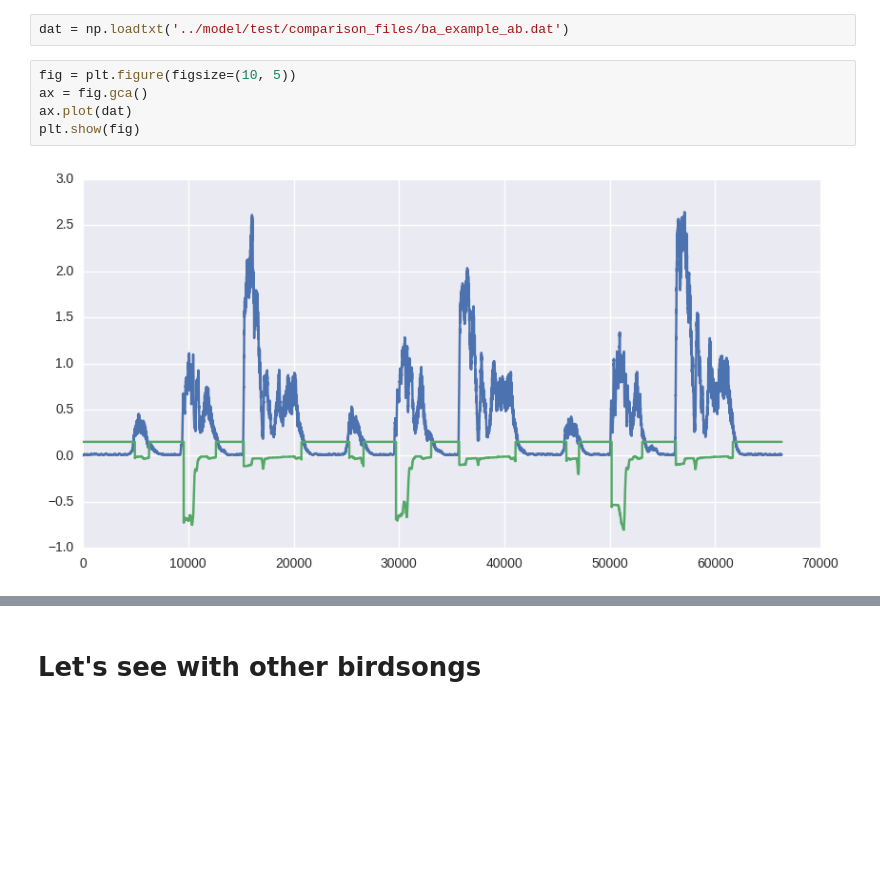
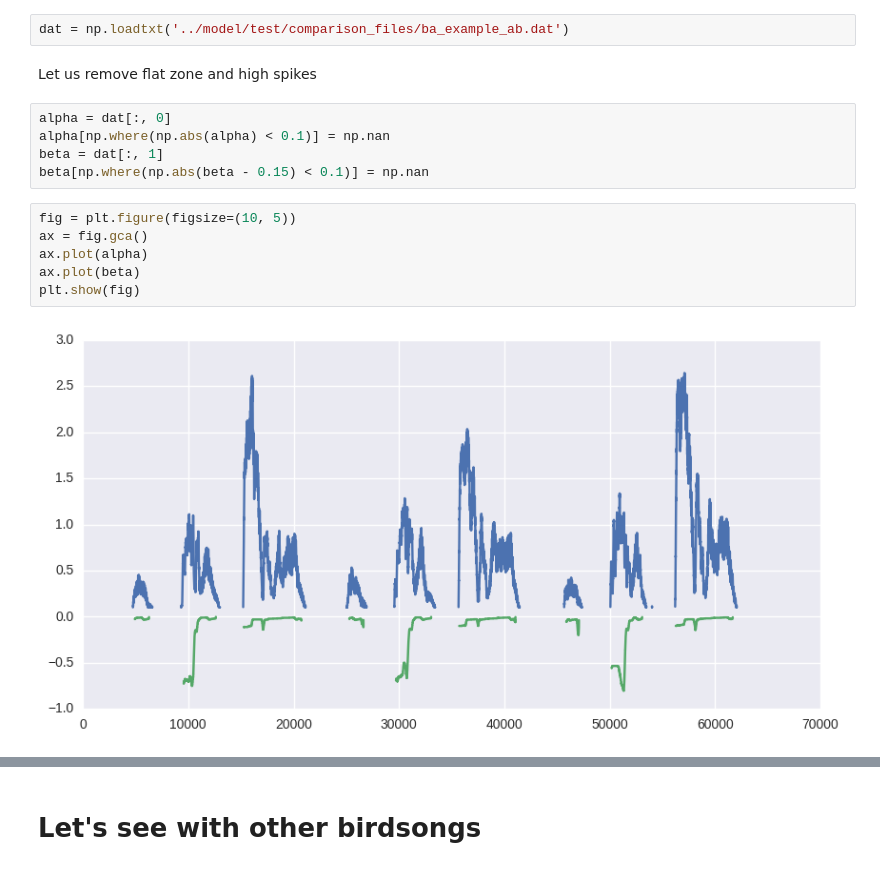
Before and after one commit to PaulEcoffet/birdsonglearningmodel, a Jupyter notebook: analysis/ba_example_analysis.ipynb, the cells around one changed output, grey strips where cells are left out. Cells and saved outputs as stored; diff of their text form; blank space fills up the shorter version.

```diff
--- a/analysis/ba_example_analysis.ipynb
+++ b/analysis/ba_example_analysis.ipynb
@@ -58,12 +60,20 @@ np.linalg.norm(tutor_mfcc[0:2] - ba_learnt_mfcc[0:2])
 # Have a look at $\alpha$ & $\beta$
 # %%
 dat = np.loadtxt('../model/test/comparison_files/ba_example_ab.dat')
+# %% [markdown]
+Let us remove flat zone and high spikes
+# %%
+alpha = dat[:, 0]
+alpha[np.where(np.abs(alpha) < 0.1)] = np.nan
+beta = dat[:, 1]
+beta[np.where(np.abs(beta - 0.15) < 0.1)] = np.nan
 # %%
 fig = plt.figure(figsize=(10, 5))
 ax = fig.gca()
-ax.plot(dat)
+ax.plot(alpha)
+ax.plot(beta)
 plt.show(fig)
 # %% [output]
-[figure, old version]
+[figure, new version]
 # %%
 i = 0
```
Also changed, not shown: parts of 13 cells of this notebook.
